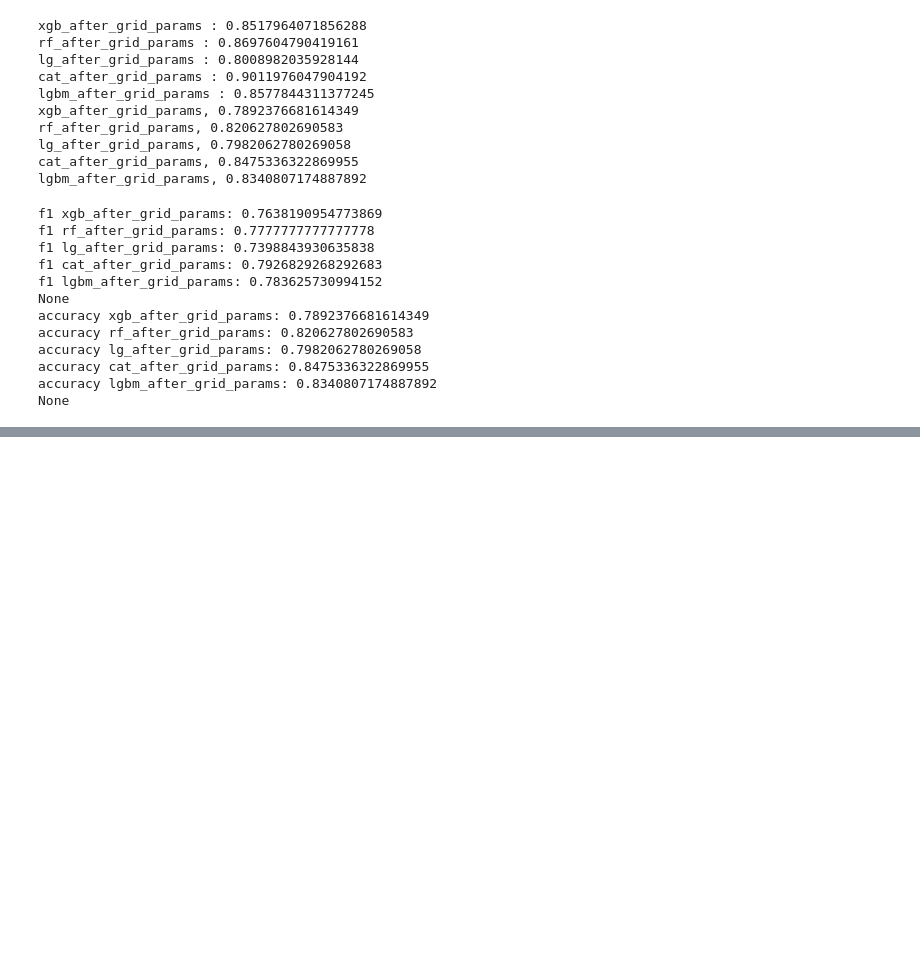
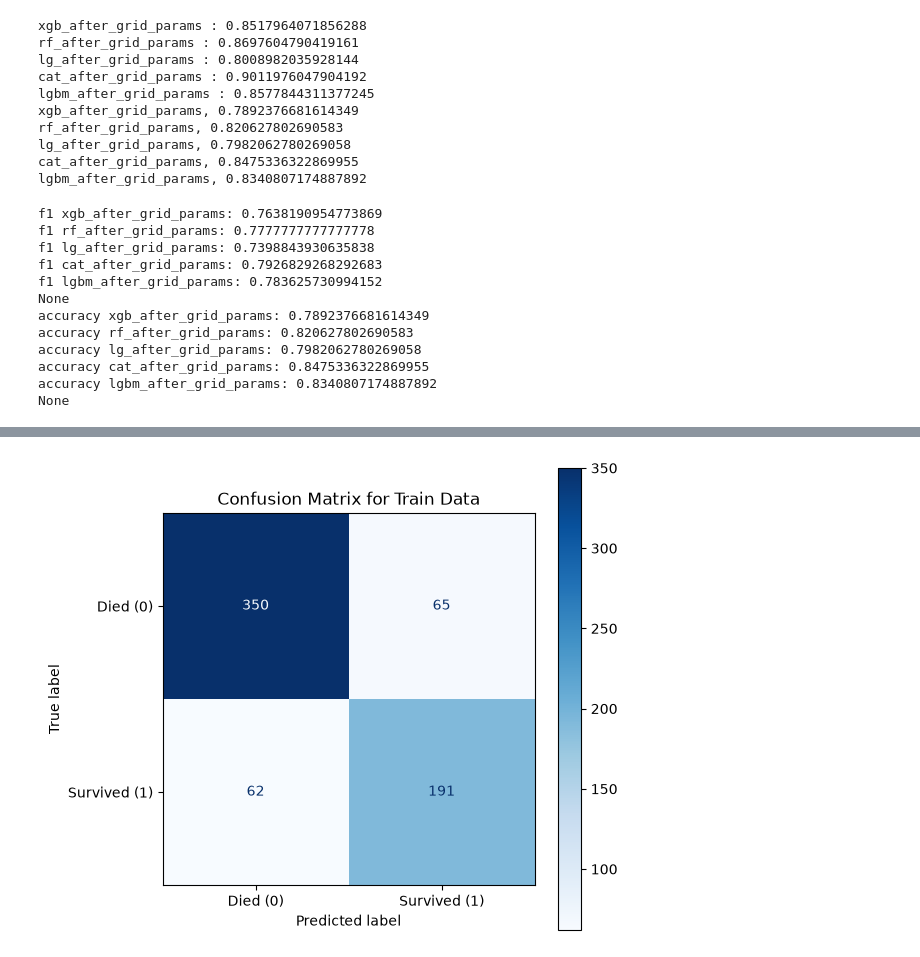
Before and after one commit to armengasparyan314/Programing, a Jupyter notebook: Project Titanic.ipynb, the cells around one changed output, grey strips where cells are left out. Cells and saved outputs as stored; diff of their text form; code cells hidden in the pictures; blank space fills up the shorter version.

```diff
--- a/Project Titanic.ipynb
+++ b/Project Titanic.ipynb
@@ -733,0 +505,38 @@ r2 grid rf 0.7055526038454343
+# %%
+best_model = rf_after_overfitting
+
+rf_best_thresh, rf_best_f1, rf_accuracy, rf_folds_f1, rf_best_preds, rf_y = find_best_single_threshold_fast(best_model, x_train, y_train)
+
+
+    # Ստեղծում ենք StratifiedKFold test-ի կանխատեսումները միջինացնելու համար
+skf = StratifiedKFold(n_splits=5, shuffle=True, random_state=42)
+rf_test_probs_list = []
+
+for train_index, val_index in skf.split(x_train, y_train):
+    X_train_fold = x_train.iloc[train_index]
+    y_train_fold = y_train.iloc[train_index]
+
+        # Մարզում ենք մոդելը տվյալ ֆոլդի վրա
+    best_model.fit(X_train_fold, y_train_fold)
+
+        # Կանխատեսում ենք test-ի վրա այս կոնկրետ ֆոլդի մոդելով
+    rf_fold_test_probs = best_model.predict_proba(x_test)[:, 1]
+    rf_test_probs_list.append(rf_fold_test_probs)
+
+    # 3. Միջինացնում ենք բոլոր 5 ֆոլդերի մոդելների կանխատեսումները Test-ի վրա
+rf_test_probs = np.mean(rf_test_probs_list, axis=0)
+
+    # 4. Կիրառում ենք Train-ում գտնված լավագույն շեմը Test-ի հավանականությունների վրա
+rf_test_preds = (rf_test_probs >= rf_best_thresh).astype(int)
+
+    # 5. Հաշվում ենք Test-ի չափանիշները
+rf_test_f1 = f1_score(y_test, rf_test_preds)
+rf_test_acc = accuracy_score(y_test, rf_test_preds)
+
+print('rf')
+print(f"- Լավագույն միակ շեմը (Best Threshold): {rf_best_thresh:.2f}")
+print(f"- CV F1-երը՝ {rf_folds_f1}")
+print(f"- Train F1-score: {rf_best_f1:.4f}")
+print(f'- Train Accuracy: {rf_accuracy}')
+print(f"- Test F1-score (CV միջինացված): {rf_test_f1:.4f}")
+print(f"- Test Accuracy (CV միջինացված): {rf_test_acc:.4f}\n")
@@ -733,0 +562,9 @@ r2 grid rf 0.7055526038454343
+# %%
+cm_train = confusion_matrix(rf_y, rf_best_preds)
+plt.figure(figsize=(6, 6))
+disp = ConfusionMatrixDisplay(confusion_matrix=cm_train, display_labels=['Died (0)', 'Survived (1)'])
+disp.plot(cmap=plt.cm.Blues, values_format='d', ax=plt.gca())
+plt.title('Confusion Matrix for Train Data')
+plt.show()
+# %% [output]
+[figure, added]
```
Also changed, not shown: parts of 32 cells of this notebook.
